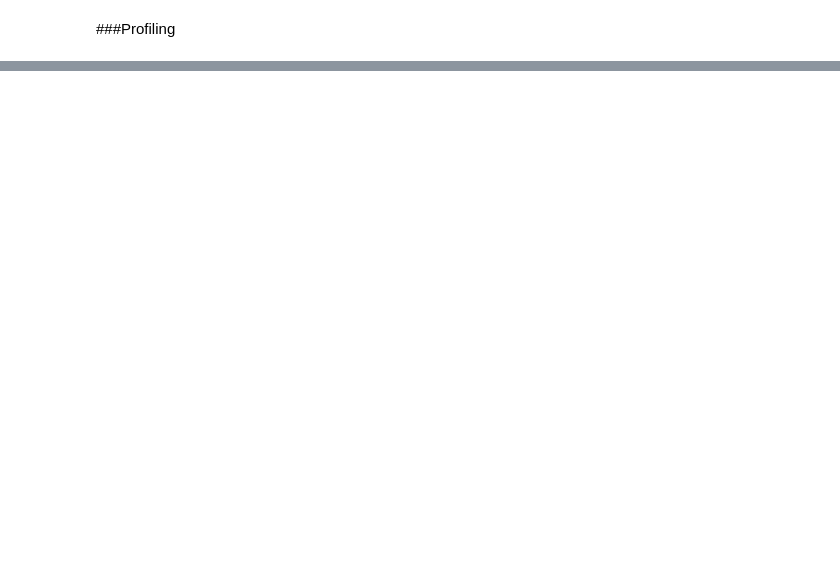
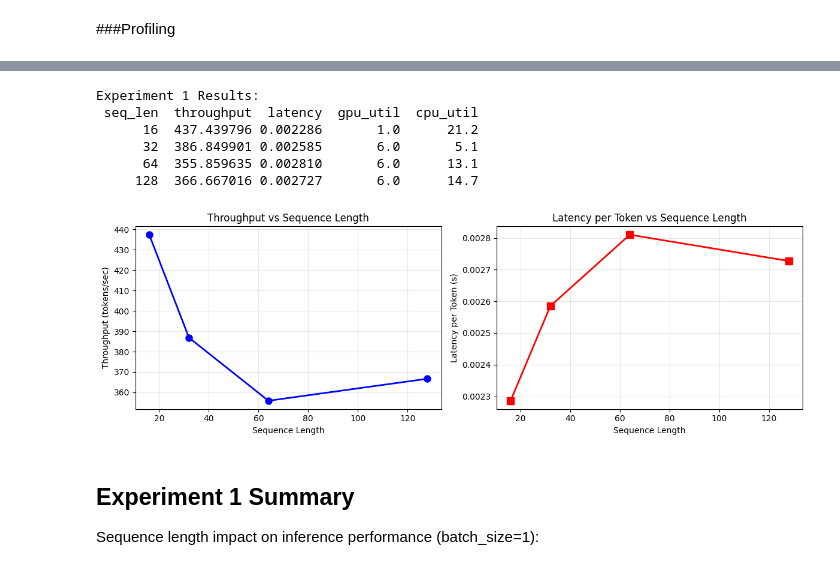
Before and after one commit to Suraj-Sedai/Hardware-Aware-LLM-Inference-Engine, a Jupyter notebook: notebooks/00_overall_experiments.ipynb, the cells around one changed output, grey strips where cells are left out. Cells and saved outputs as stored; diff of their text form; code cells hidden in the pictures; blank space fills up the shorter version.

```diff
--- a/notebooks/00_overall_experiments.ipynb
+++ b/notebooks/00_overall_experiments.ipynb
@@ -487,0 +603,36 @@ Self CPU time total: 12.151ms
+# %%
+# Convert results to DataFrame for analysis
+df_exp1 = pd.DataFrame(exp1_results)
+
+print("\nExperiment 1 Results:")
+print(df_exp1.to_string(index=False))
+
+# Plot
+fig, (ax1, ax2) = plt.subplots(1, 2, figsize=(12, 4))
+
+ax1.plot(df_exp1['seq_len'], df_exp1['throughput'], 'o-', linewidth=2, markersize=8, color='blue')
+ax1.set_xlabel('Sequence Length')
+ax1.set_ylabel('Throughput (tokens/sec)')
+ax1.set_title('Throughput vs Sequence Length')
+ax1.grid(True, alpha=0.3)
+
+ax2.plot(df_exp1['seq_len'], df_exp1['latency'], 's-', linewidth=2, markersize=8, color='red')
+ax2.set_xlabel('Sequence Length')
+ax2.set_ylabel('Latency per Token (s)')
+ax2.set_title('Latency per Token vs Sequence Length')
+ax2.grid(True, alpha=0.3)
+
+plt.tight_layout()
+plt.show()
+# %% [output]
+Experiment 1 Results:
+ seq_len  throughput  latency  gpu_util  cpu_util
+      16  437.439796 0.002286       1.0      21.2
+      32  386.849901 0.002585       6.0       5.1
+      64  355.859635 0.002810       6.0      13.1
+     128  366.667016 0.002727       6.0      14.7
+[figure, added]
+# %% [markdown]
+## Experiment 1 Summary
+
+Sequence length impact on inference performance (batch_size=1):
```
Also changed, not shown: parts of 23 cells of this notebook, 1 other file.
